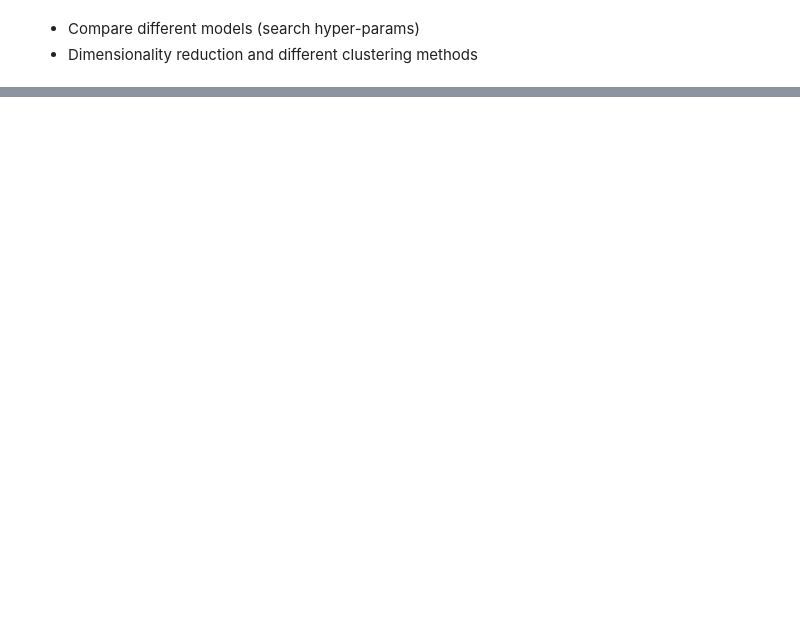
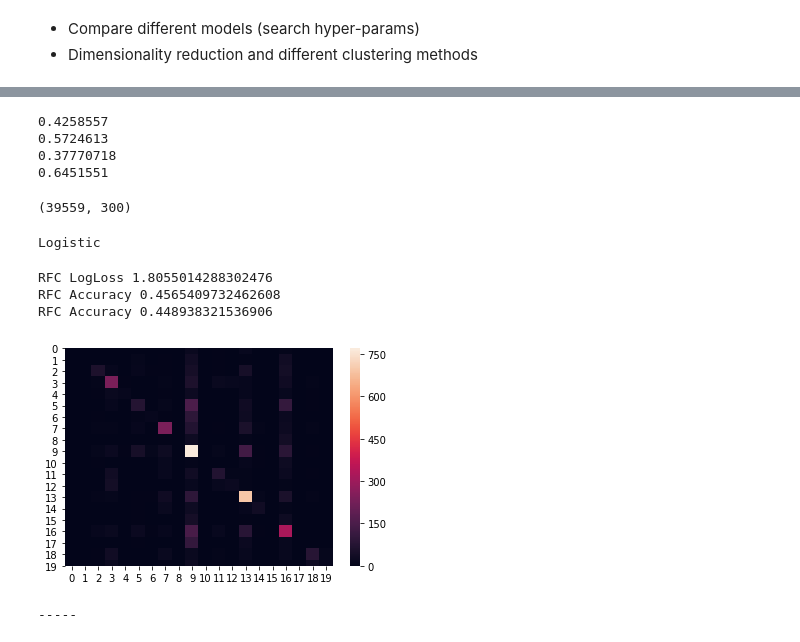
Before and after one commit to rahul13ramesh/cis520-dataset, a Jupyter notebook: CIS520_Project.ipynb, the cells around one changed output, grey strips where cells are left out. Cells and saved outputs as stored; diff of their text form; code cells hidden in the pictures; blank space fills up the shorter version.

```diff
--- a/CIS520_Project.ipynb
+++ b/CIS520_Project.ipynb
@@ -858,0 +866,31 @@ RFC Accuracy 0.7234580384226491
+# %%
+EMBEDDING_FILE = '/root/input/GoogleNews-vectors-negative300.bin.gz' # from above
+word2vec = KeyedVectors.load_word2vec_format(EMBEDDING_FILE, binary=True)
+# %%
+def cos(x1, x2):
+  return np.dot(x1, x2)/(np.linalg.norm(x1)*np.linalg.norm(x2))
+print(cos(word2vec["salt"], word2vec["pepper"]))
+print(cos(word2vec["meat"], word2vec["steak"]))
+print(cos(word2vec["lettuce"], word2vec["steak"]))
+print(cos(word2vec["lettuce"], word2vec["cabbage"]))
+# %% [output]
+0.4258557
+0.5724613
+0.37770718
+0.6451551
+# %%
+def generate_word2vec(train_bin_vec):
+    word2vec_rep = []
+    for dat in train_bin_vec:
+        vec = np.zeros(300)
+        for w in dat[-1]:
+            if w in word2vec:
+                vec += word2vec[w]
+        word2vec_rep.append(vec)
+    return np.array(word2vec_rep)
+# %%
+word_rep = generate_word2vec(processed_train_features)
+# %%
+print(word_rep.shape)
+# %% [output]
+(39559, 300)
@@ -858,0 +900,9 @@ RFC Accuracy 0.7234580384226491
+# %%
+train(word_rep, processed_train_target, False, True)
+# %% [output]
+Logistic
+RFC LogLoss 1.8055014288302476
+RFC Accuracy 0.4565409732462608
+RFC Accuracy 0.448938321536906
+[figure, added]
+-----
```
Also changed, not shown: parts of 10 cells of this notebook.
